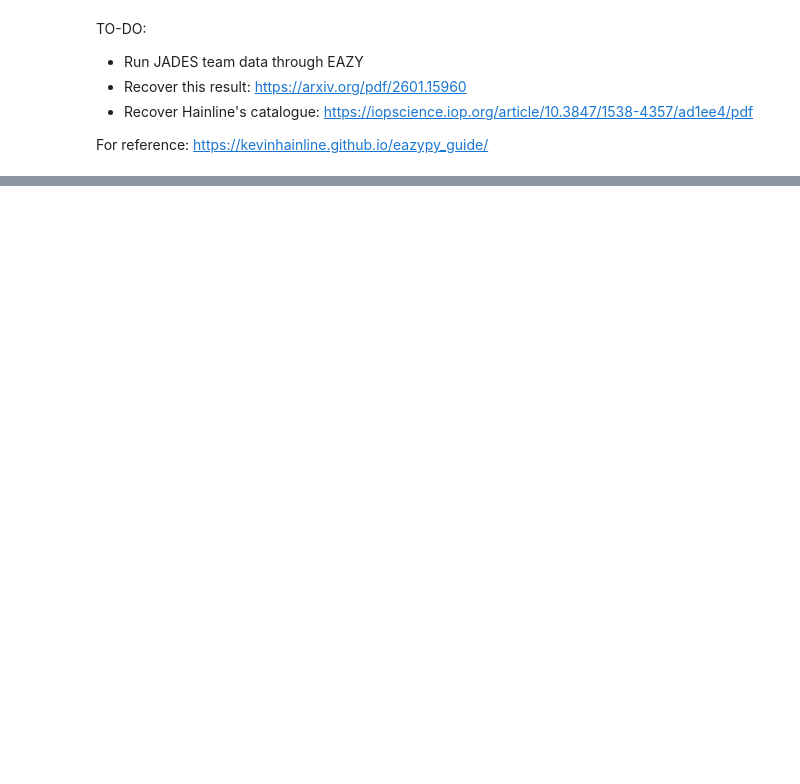
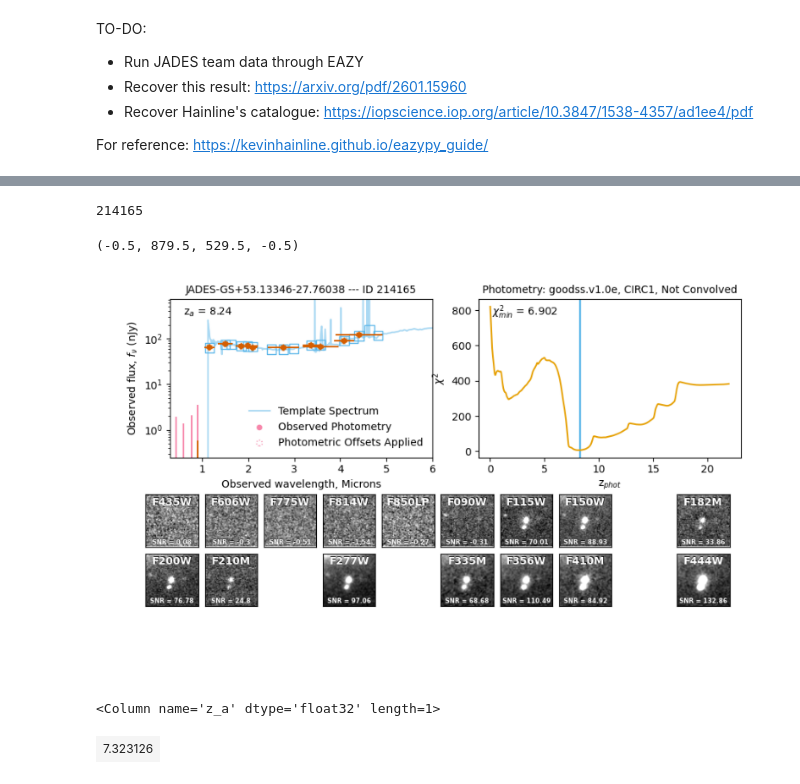
Before and after one commit to sfremy/my-eazy-jwst, a Jupyter notebook: scripts/eazy_processing.ipynb, the cells around one changed output, grey strips where cells are left out. Drawn from its saved outputs; the diff is of its cells as text; code cells hidden in the pictures; blank space fills up the shorter version.

```diff
--- a/scripts/eazy_processing.ipynb
+++ b/scripts/eazy_processing.ipynb
@@ -2189,0 +2399,20 @@ ez.fit_catalog(n_proc=1)
+# %%
+id = 214165
+print(id)
+base_url = "https://jades.idies.jhu.edu/goods-s/goodss_eazy_seds_v10e1/{}_EAZY_SED.png"
+url = base_url.format(id)
+response = requests.get(url, timeout=10)
+img = Image.open(io.BytesIO(response.content))
+# Create a single figure frame
+fig, ax = plt.subplots(figsize=(10, 8), dpi=100)
+ax.imshow(img)
+ax.axis('off')
+# %% [output]
+214165
+(-0.5, 879.5, 529.5, -0.5)
+[figure, added]
+# %%
+master_table_s[master_table_s['id'] == 461166]['z_a']
+# %% [output]
+<Column name='z_a' dtype='float32' length=1>
+| 7.323126 |
```
Also changed, not shown: parts of 52 cells of this notebook, 58 other files.
